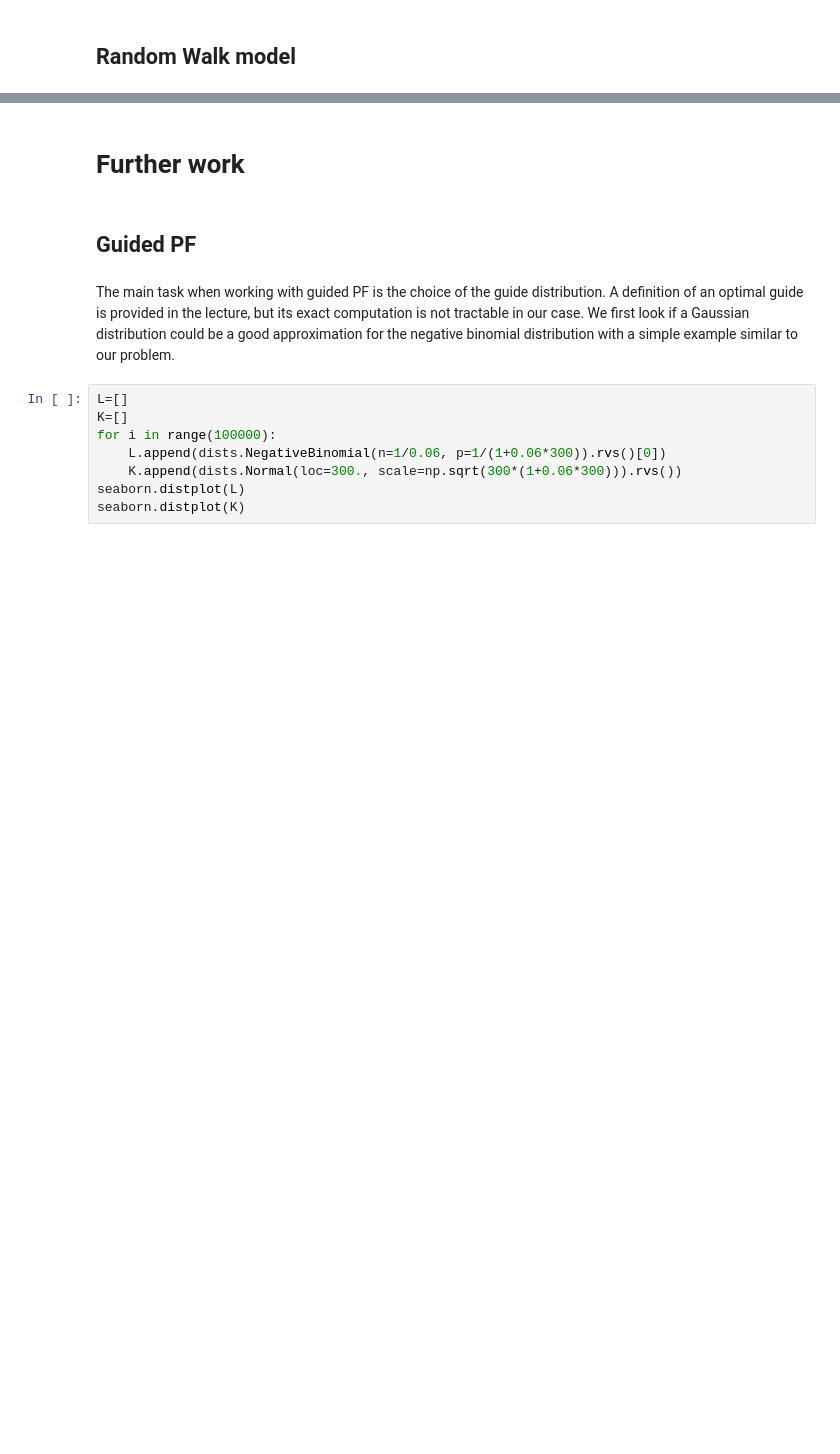
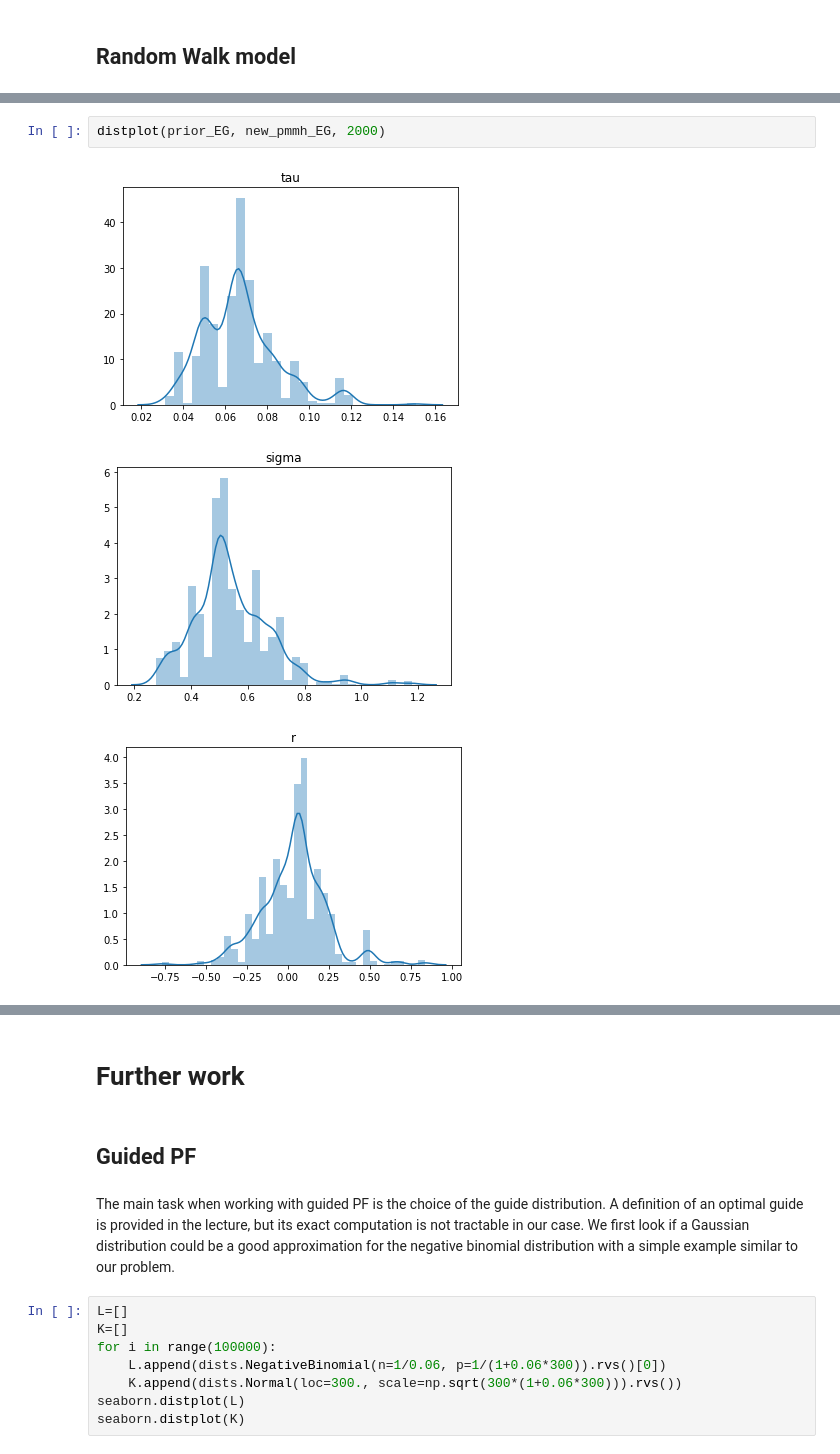
Before and after one commit to issxmeddine/Kangaroos, a Jupyter notebook: ParticleMCMC/Experiments/Kangaroos_Knape.ipynb, the cells around one changed output, grey strips where cells are left out. Saved outputs shown, nothing was run; the diff lists cells and outputs as text; blank space fills up the shorter version.

```diff
--- a/ParticleMCMC/Experiments/Kangaroos_Knape.ipynb
+++ b/ParticleMCMC/Experiments/Kangaroos_Knape.ipynb
@@ -392,0 +417,6 @@ print(dist1.cdf([0.,0.]))
+# %%
+distplot(prior_EG, new_pmmh_EG, 2000)
+# %% [output]
+[figure, added]
+[figure, added]
+[figure, added]
```
Also changed, not shown: parts of 19 cells of this notebook.
